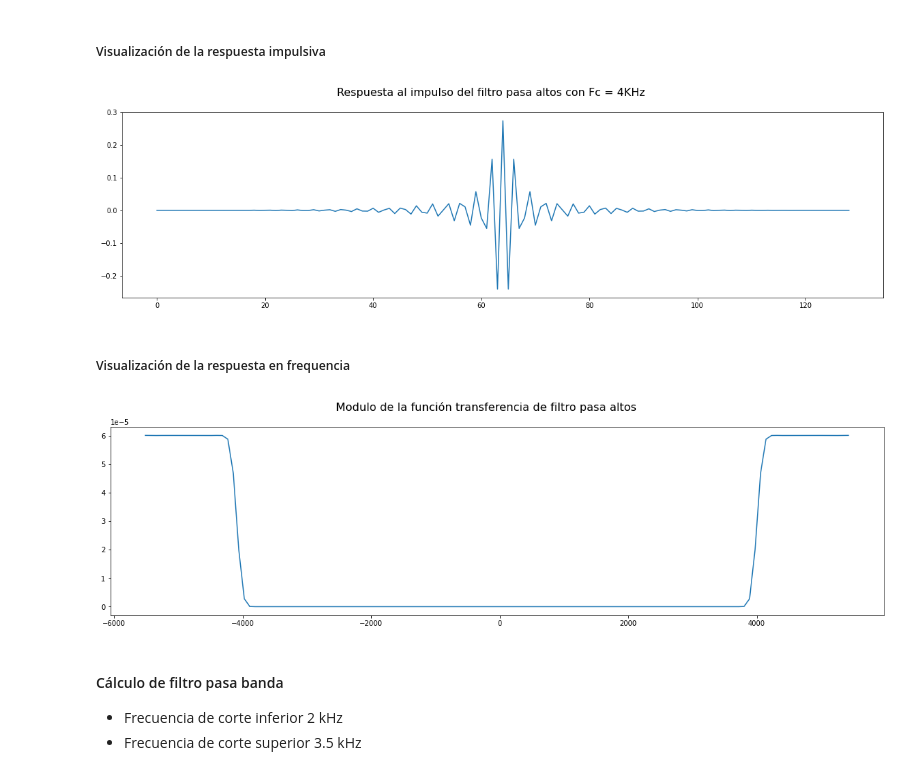
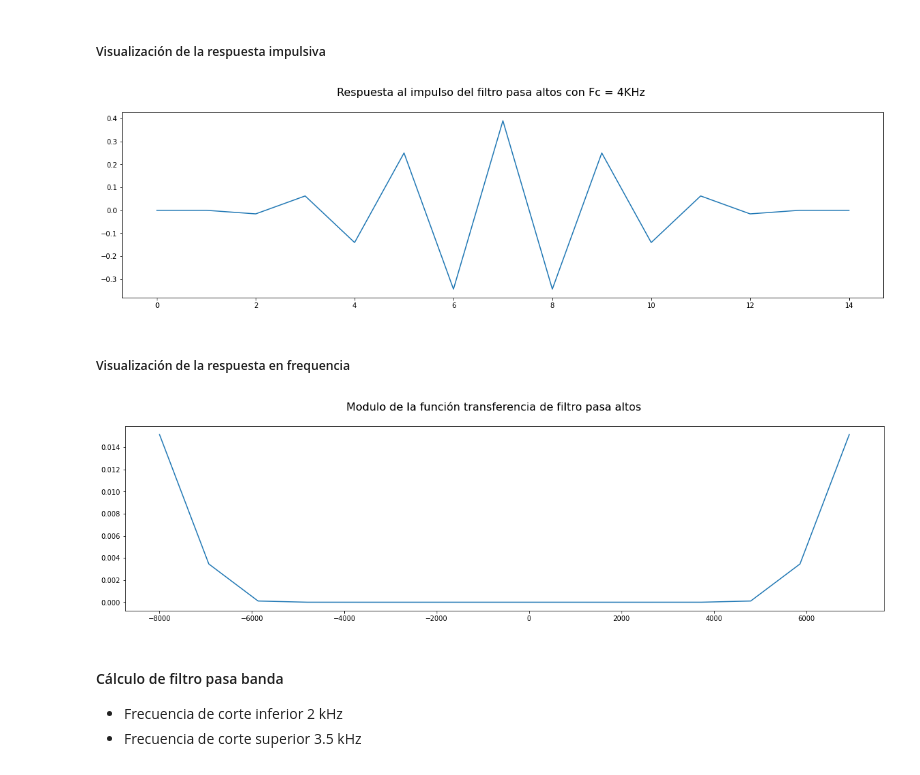
Before and after one commit to davidbro-in/pds-fir-pipeline, a Jupyter notebook: notebooks/fir.ipynb, the cells around one changed output. Saved outputs shown, nothing was run; the diff lists cells and outputs as text; code cells hidden in the pictures.

```diff
--- a/notebooks/fir.ipynb
+++ b/notebooks/fir.ipynb
@@ -35,13 +35,16 @@ Se generará una señal compuesta por los siguientes tonos:
 - 3000 Hz
 - 4500 Hz
 # %%
-fs = 11025
-sec = 0.04
+fs = 16000
+sec = 0.007996
 t = np.arange(0, fs*sec, 1)/fs
 
 # Tonos generados a inyectar al sistema de filtrado
 tones = (np.sin(2*np.pi * 500 *t) + np.sin(2*np.pi * 2500 *t) +
          np.sin(2*np.pi * 3000 *t) + np.sin(2*np.pi * 4500 *t))/4
+
+
+print(len(tones))
 
 temp  = DeFixedInt(8,6, signedMode='S', roundMode='trunc', saturateMode='saturate')
 
@@ -161,4 +154,8 @@ plt.plot(f, circularHData);
 
 - Frecuencia de corte 1 kHz
 # %%
-highpass = [-0,0,-0,-0,0,-0,-0,3.052e-05,-3.052e-05,3.052e-05,3.052e-05,-9.155e-05,9.155e-05,0,-0.0001526,0.0002136,-0.0001526,-0.0001221,0.0003662,-0.0004272,0.0001221,0.0003967,-0.0007629,0.0006104,9.155e-05,-0.000946,0.001282,-0.0007019,-0.0006409,0.001862,-0.001892,0.0004272,0.001801,-0.003143,0.00235,0.0005188,-0.003693,0.004669,-0.002197,-0.002563,0.006409,-0.006104,0.0009155,0.006104,-0.009888,0.006775,0.002319,-0.0116,0.01385,-0.005798,-0.008636,0.01965,-0.01782,0.001434,0.02042,-0.03204,0.02124,0.01059,-0.04559,0.05692,-0.02356,-0.05539,0.1566,-0.2414,0.2744,-0.2414,0.1566,-0.05539,-0.02356,0.05692,-0.04559,0.01059,0.02124,-0.03204,0.02042,0.001434,-0.01782,0.01965,-0.008636,-0.005798,0.01385,-0.0116,0.002319,0.006775,-0.009888,0.006104,0.0009155,-0.006104,0.006409,-0.002563,-0.002197,0.004669,-0.003693,0.0005188,0.00235,-0.003143,0.001801,0.0004272,-0.001892,0.001862,-0.0006409,-0.0007019,0.001282,-0.000946,9.155e-05,0.0006104,-0.0007629,0.0003967,0.0001221,-0.0004272,0.0003662,-0.0001221,-0.0001526,0.0002136,-0.0001526,0,9.155e-05,-9.155e-05,3.052e-05,3.052e-05,-3.052e-05,3.052e-05,-0,-0,0,-0,-0,0,-0]
+# highpass = [-0,0,-0,-0,0,-0,-0,3.052e-05,-3.052e-05,3.052e-05,3.052e-05,-9.155e-05,9.155e-05,0,-0.0001526,0.0002136,-0.0001526,-0.0001221,0.0003662,-0.0004272,0.0001221,0.0003967,-0.0007629,0.0006104,9.155e-05,-0.000946,0.001282,-0.0007019,-0.0006409,0.001862,-0.001892,0.0004272,0.001801,-0.003143,0.00235,0.0005188,-0.003693,0.004669,-0.002197,-0.002563,0.006409,-0.006104,0.0009155,0.006104,-0.009888,0.006775,0.002319,-0.0116,0.01385,-0.005798,-0.008636,0.01965,-0.01782,0.001434,0.02042,-0.03204,0.02124,0.01059,-0.04559,0.05692,-0.02356,-0.05539,0.1566,-0.2414,0.2744,-0.2414,0.1566,-0.05539,-0.02356,0.05692,-0.04559,0.01059,0.02124,-0.03204,0.02042,0.001434,-0.01782,0.01965,-0.008636,-0.005798,0.01385,-0.0116,0.002319,0.006775,-0.009888,0.006104,0.0009155,-0.006104,0.006409,-0.002563,-0.002197,0.004669,-0.003693,0.0005188,0.00235,-0.003143,0.001801,0.0004272,-0.001892,0.001862,-0.0006409,-0.0007019,0.001282,-0.000946,9.155e-05,0.0006104,-0.0007629,0.0003967,0.0001221,-0.0004272,0.0003662,-0.0001221,-0.0001526,0.0002136,-0.0001526,0,9.155e-05,-9.155e-05,3.052e-05,3.052e-05,-3.052e-05,3.052e-05,-0,-0,0,-0,-0,0,-0]
+highpass = np.load('high_pass_filter.npy')
+print(highpass)
+highpass = np.array(highpass, dtype=float)
+print(highpass)
@@ -167,21 +197,21 @@ highpass = [-0,0,-0,-0,0,-0,-0,3.052e-05,-3.052e-05,3.052e-05,3.052e-05,-9.155e-
 # %%
 fig = plt.figure(figsize=(20, 5))
 fig.suptitle("Respuesta al impulso del filtro pasa altos con Fc = 4KHz", fontsize=16)
-plt.plot(highpass);
+plt.plot(highpass[0]);
 # %% [output]
-[figure, old version]
+[figure, new version]
 # %% [markdown]
 ##### Visualización de la respuesta en frequencia
 # %%
-HData  = np.fft.fft(highpass)
-circularHData = np.abs(np.fft.fftshift(HData/len(highpass)))**2
-f = np.arange(-fs/2, fs/2, fs/len(highpass))
+HData  = np.fft.fft(highpass[0])
+circularHData = np.abs(np.fft.fftshift(HData/len(highpass[0])))**2
+f = np.arange(-fs/2, fs/2, fs/len(highpass[0]))
 
 fig = plt.figure(figsize=(20, 5))
 fig.suptitle(" Modulo de la función transferencia de filtro pasa altos", fontsize=16)
 plt.plot(f, circularHData);
 # %% [output]
-[figure, old version]
+[figure, new version]
 # %% [markdown]
 #### Cálculo de filtro pasa banda
 
```
Also changed, not shown: parts of 8 cells of this notebook, 28 other files.
